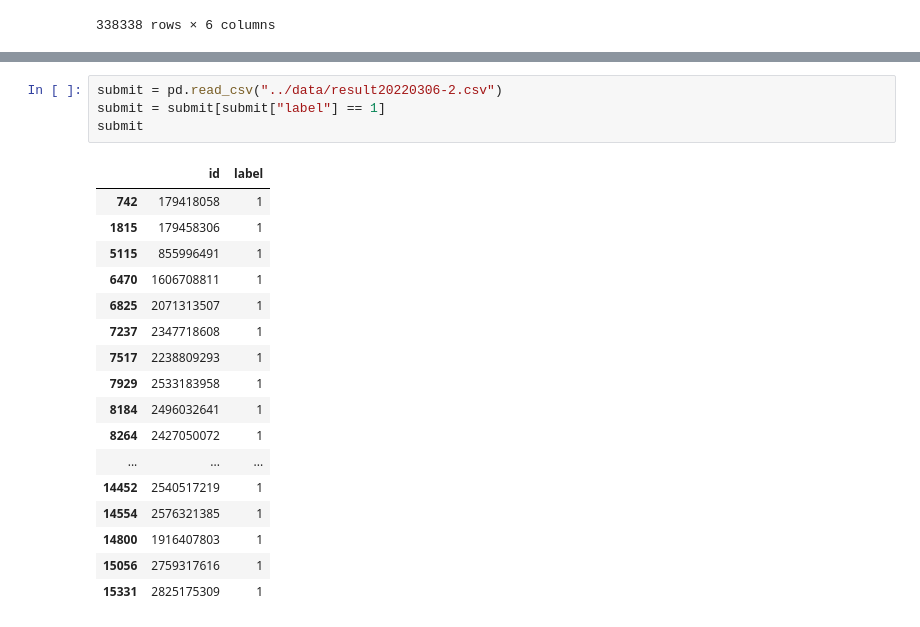
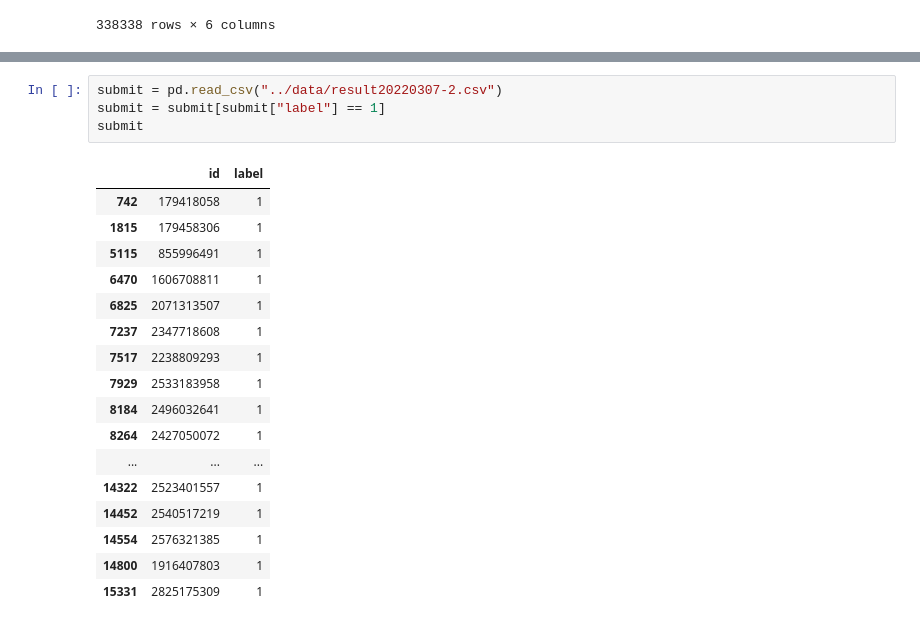
Before and after one commit to ZongXR/DCIC2022-Mining-Detection, a Jupyter notebook: notebooks/check_curve.ipynb, the cells around one changed output, grey strips where cells are left out. Drawn from its saved outputs; the diff is of its cells as text.

```diff
--- a/notebooks/check_curve.ipynb
+++ b/notebooks/check_curve.ipynb
@@ -134,24 +134,24 @@ plt.show()
 # %%
-submit = pd.read_csv("../data/result20220306-2.csv")
+submit = pd.read_csv("../data/result20220307-2.csv")
 submit = submit[submit["label"] == 1]
 submit
 # %% [output]
 |  | id | label |
 | 742 | 179418058 | 1 |
 | 1815 | 179458306 | 1 |
 | 5115 | 855996491 | 1 |
 | 6470 | 1606708811 | 1 |
 | 6825 | 2071313507 | 1 |
 | 7237 | 2347718608 | 1 |
 | 7517 | 2238809293 | 1 |
 | 7929 | 2533183958 | 1 |
 | 8184 | 2496032641 | 1 |
 | 8264 | 2427050072 | 1 |
 | ... | ... | ... |
+| 14322 | 2523401557 | 1 |
 | 14452 | 2540517219 | 1 |
 | 14554 | 2576321385 | 1 |
 | 14800 | 1916407803 | 1 |
-| 15056 | 2759317616 | 1 |
 | 15331 | 2825175309 | 1 |
 # %%
 known_lst = pd.read_csv("../data/known.csv")
```
Also changed, not shown: parts of 9 cells of this notebook, 4 other files.
